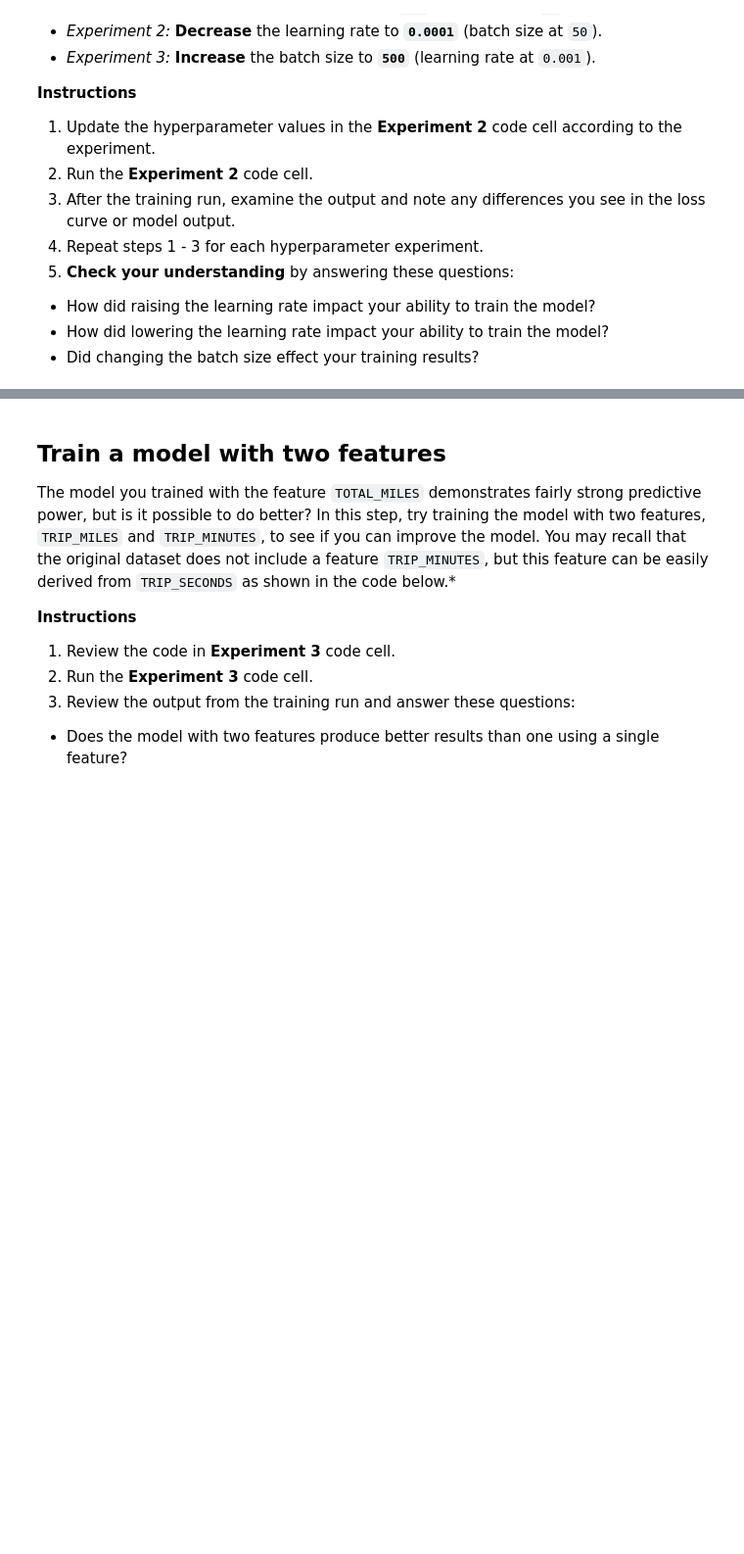
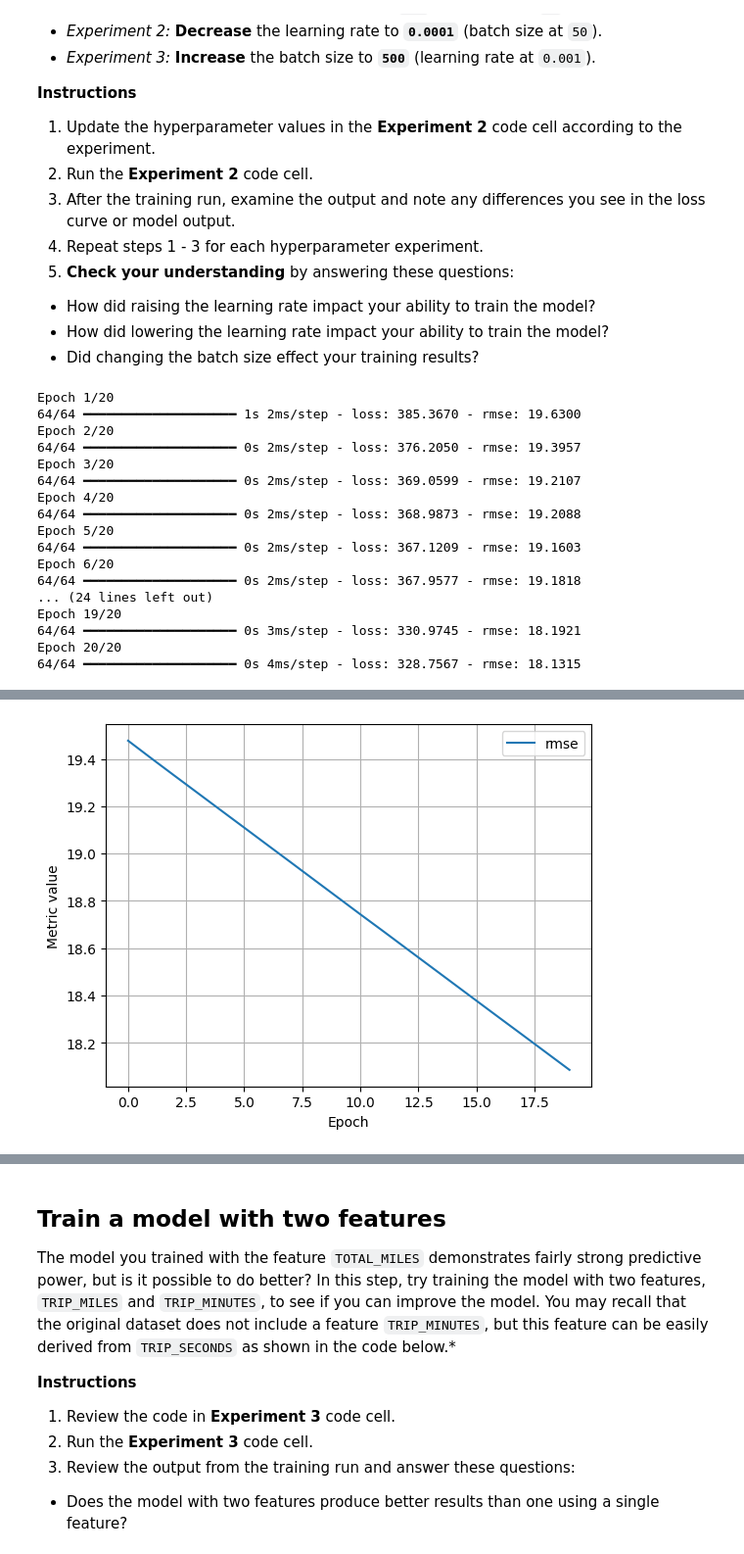
Before and after one commit to emilytong123/data-sci-review, a Jupyter notebook: ml/cc/exercises/linear_regression_taxi.ipynb, the cells around one changed output, grey strips where cells are left out. Shown at 98% size. Cells and saved outputs as stored; diff of their text form; code cells hidden in the pictures; blank space fills up the shorter version.

```diff
--- a/ml/cc/exercises/linear_regression_taxi.ipynb
+++ b/ml/cc/exercises/linear_regression_taxi.ipynb
@@ -399,9 +429,9 @@ It is common with machine learning to run multiple experiments to find the best
 # The following variables are the hyperparameters.
 # TODO - Adjust these hyperparameters to see how they impact a training run.
 settings_2 = ml_edu.experiment.ExperimentSettings(
-    learning_rate = 0.001,
+    learning_rate =0.0001,
     number_epochs = 20,
-    batch_size = 50,
+    batch_size = 500,
     input_features = ['TRIP_MILES']
 )
 
@@ -413,3 +443,21 @@ experiment_2 = train_model('one_feature_hyper', model_2, training_df, 'FARE', se
 
 ml_edu.results.plot_experiment_metrics(experiment_2, ['rmse'])
 ml_edu.results.plot_model_predictions(experiment_2, training_df, 'FARE')
+# %% [output]
+Epoch 1/20
+64/64 ━━━━━━━━━━━━━━━━━━━━ 1s 2ms/step - loss: 385.3670 - rmse: 19.6300
+Epoch 2/20
+64/64 ━━━━━━━━━━━━━━━━━━━━ 0s 2ms/step - loss: 376.2050 - rmse: 19.3957
+Epoch 3/20
+64/64 ━━━━━━━━━━━━━━━━━━━━ 0s 2ms/step - loss: 369.0599 - rmse: 19.2107
+Epoch 4/20
+64/64 ━━━━━━━━━━━━━━━━━━━━ 0s 2ms/step - loss: 368.9873 - rmse: 19.2088
+Epoch 5/20
+64/64 ━━━━━━━━━━━━━━━━━━━━ 0s 2ms/step - loss: 367.1209 - rmse: 19.1603
+Epoch 6/20
+64/64 ━━━━━━━━━━━━━━━━━━━━ 0s 2ms/step - loss: 367.9577 - rmse: 19.1818
+... (24 lines left out)
+Epoch 19/20
+64/64 ━━━━━━━━━━━━━━━━━━━━ 0s 3ms/step - loss: 330.9745 - rmse: 18.1921
+Epoch 20/20
+64/64 ━━━━━━━━━━━━━━━━━━━━ 0s 4ms/step - loss: 328.7567 - rmse: 18.1315
@@ -415,0 +467 @@ ml_edu.results.plot_model_predictions(experiment_2, training_df, 'FARE')
+[figure, added]
```
Also changed, not shown: parts of 11 cells of this notebook.
